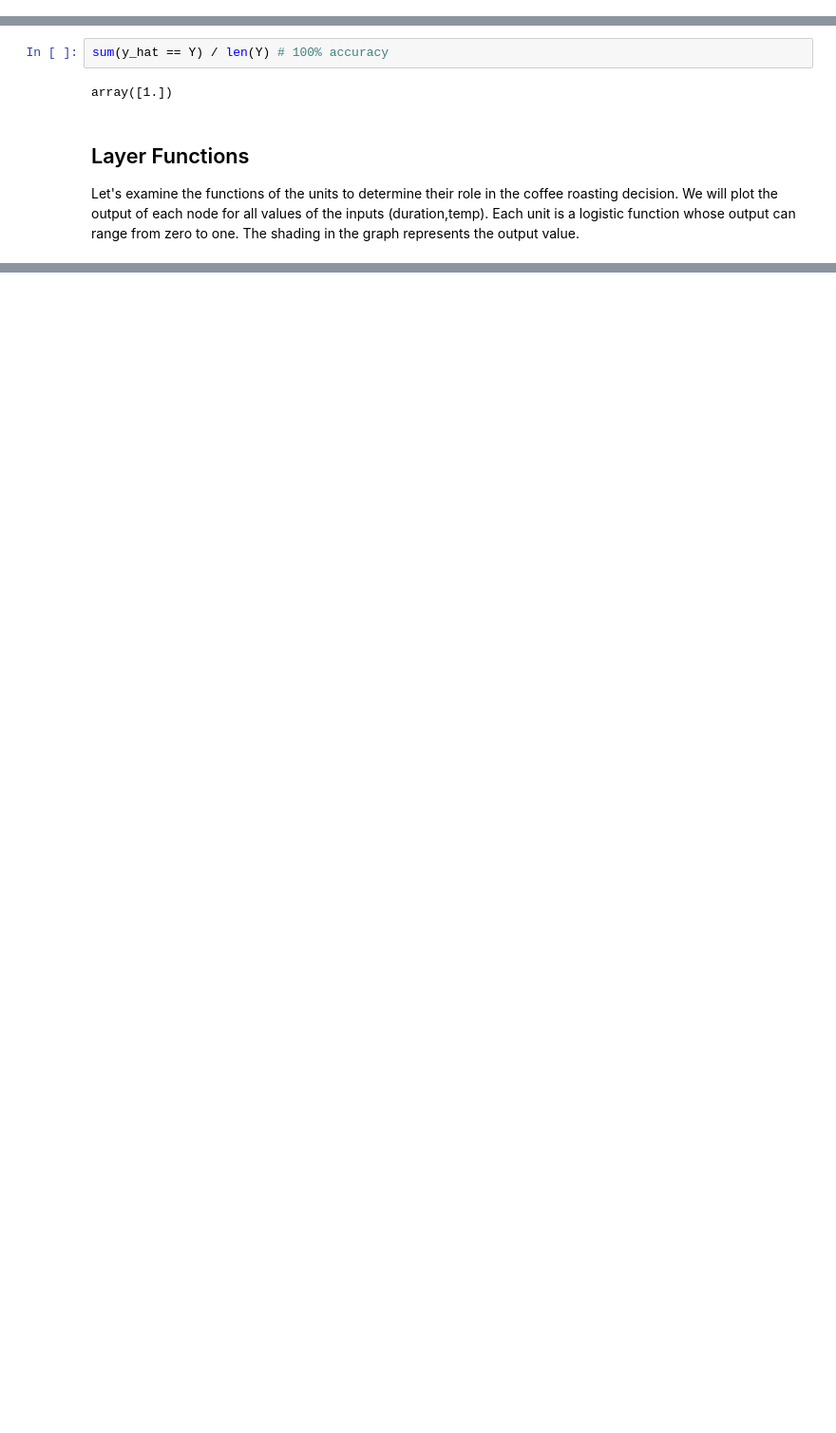
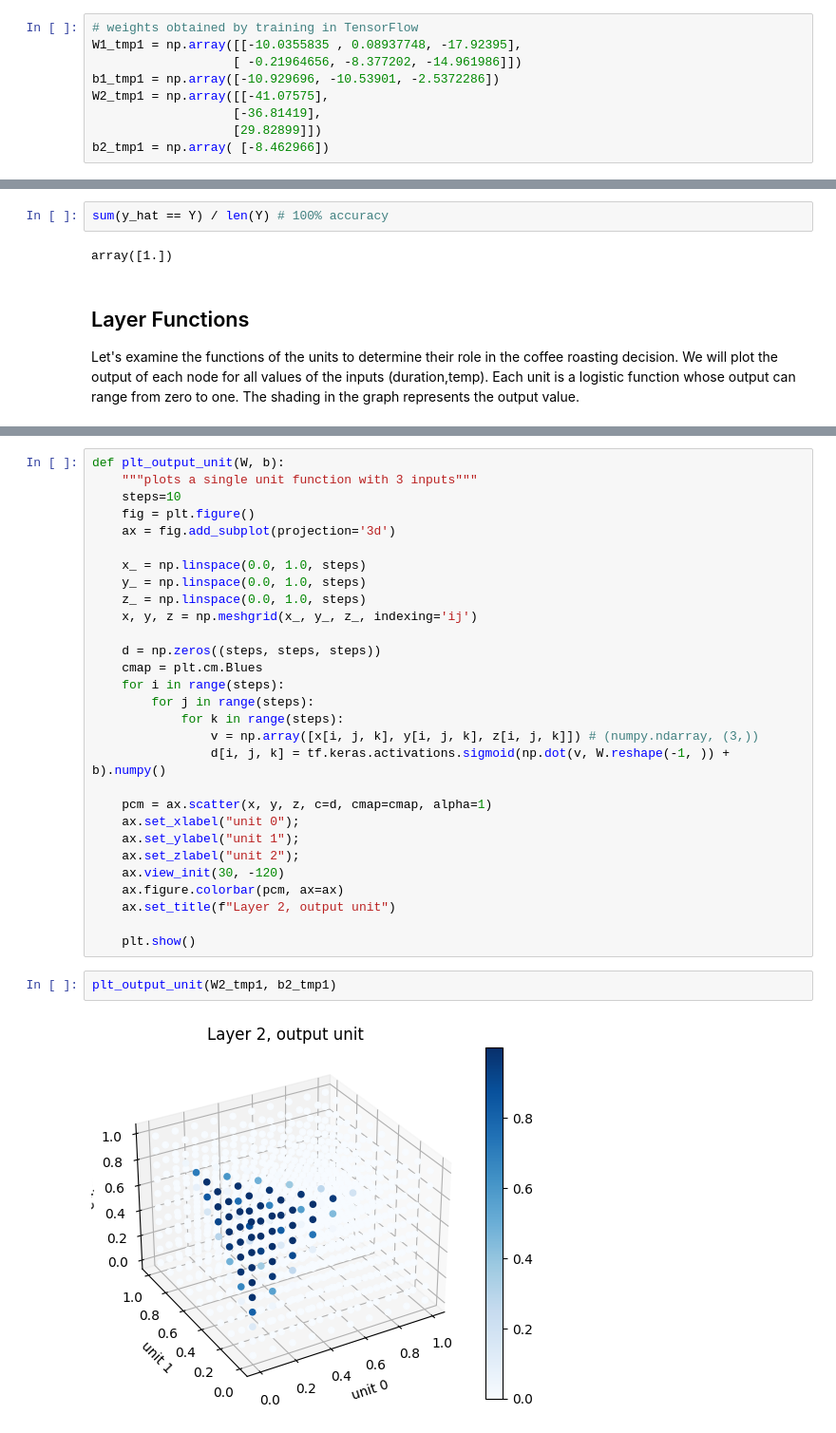
Before and after one commit to PaulToronto/Stanford-Andrew-Ng-Machine-Learning-Specialization, a Jupyter notebook: 2_1_3_1_Lab_Coffee_Roasting_in_TensorFlow.ipynb, the cells around one changed output, grey strips where cells are left out. Shown at 95% size. Drawn from its saved outputs; the diff is of its cells as text; blank space fills up the shorter version.

```diff
--- a/2_1_3_1_Lab_Coffee_Roasting_in_TensorFlow.ipynb
+++ b/2_1_3_1_Lab_Coffee_Roasting_in_TensorFlow.ipynb
@@ -14,0 +40,9 @@ from tensorflow.keras.layers import Dense
+# %%
+# weights obtained by training in TensorFlow
+W1_tmp1 = np.array([[-10.0355835 , 0.08937748, -17.92395],
+                   [ -0.21964656, -8.377202, -14.961986]])
+b1_tmp1 = np.array([-10.929696, -10.53901, -2.5372286])
+W2_tmp1 = np.array([[-41.07575],
+                   [-36.81419],
+                   [29.82899]])
+b2_tmp1 = np.array( [-8.462966])
@@ -337,0 +427,33 @@ Let's examine the functions of the units to determine their role in the coffee r
+# %%
+def plt_output_unit(W, b):
+    """plots a single unit function with 3 inputs"""
+    steps=10
+    fig = plt.figure()
+    ax = fig.add_subplot(projection='3d')
+
+    x_ = np.linspace(0.0, 1.0, steps)
+    y_ = np.linspace(0.0, 1.0, steps)
+    z_ = np.linspace(0.0, 1.0, steps)
+    x, y, z = np.meshgrid(x_, y_, z_, indexing='ij')
+
+    d = np.zeros((steps, steps, steps))
+    cmap = plt.cm.Blues
+    for i in range(steps):
+        for j in range(steps):
+            for k in range(steps):
+                v = np.array([x[i, j, k], y[i, j, k], z[i, j, k]]) # (numpy.ndarray, (3,))
+                d[i, j, k] = tf.keras.activations.sigmoid(np.dot(v, W.reshape(-1, )) + b).numpy()
+
+    pcm = ax.scatter(x, y, z, c=d, cmap=cmap, alpha=1)
+    ax.set_xlabel("unit 0");
+    ax.set_ylabel("unit 1");
+    ax.set_zlabel("unit 2");
+    ax.view_init(30, -120)
+    ax.figure.colorbar(pcm, ax=ax)
+    ax.set_title(f"Layer 2, output unit")
+
+    plt.show()
+# %%
+plt_output_unit(W2_tmp1, b2_tmp1)
+# %% [output]
+[figure, added]
```
Also changed, not shown: parts of 29 cells of this notebook.
